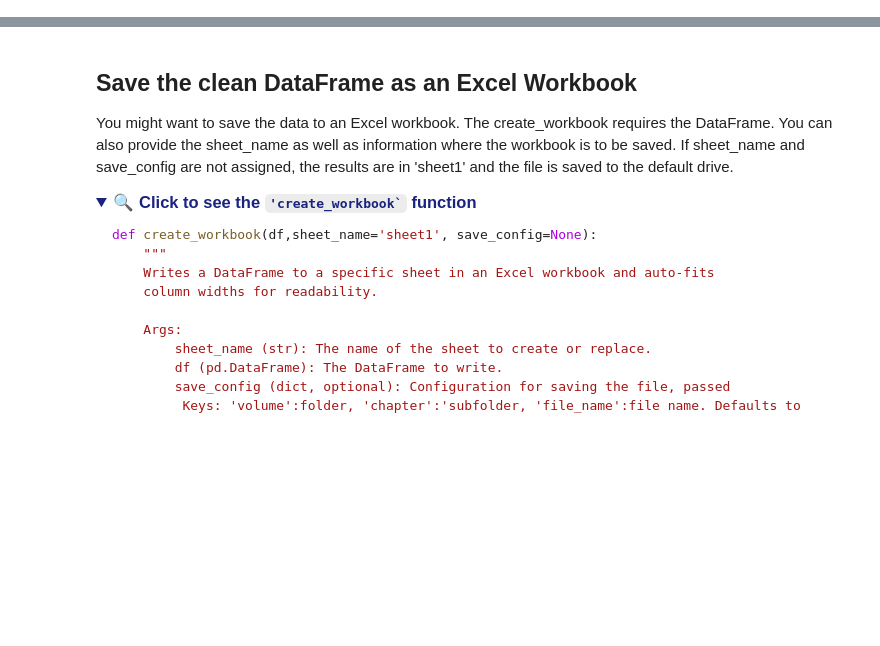
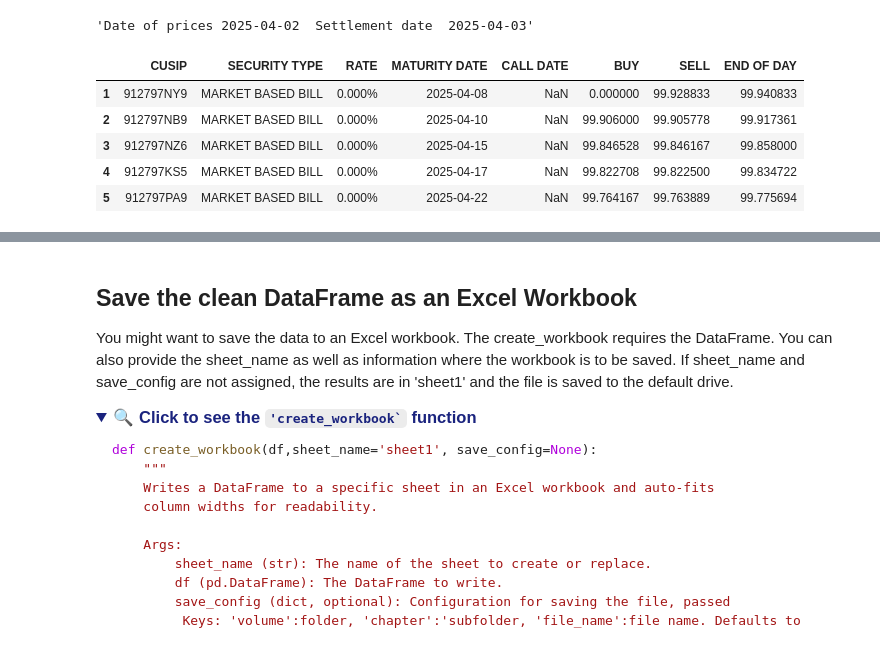
Before and after one commit to PatrickJHess/Volume-Three-Chapter-Two, a Jupyter notebook: colab/Colab_Accessing_FEDInvest_Data.ipynb, the cells around one changed output, grey strips where cells are left out. Saved outputs shown, nothing was run; the diff lists cells and outputs as text; code cells hidden in the pictures; folded sections open; blank space fills up the shorter version.

````diff
--- a/colab/Colab_Accessing_FEDInvest_Data.ipynb
+++ b/colab/Colab_Accessing_FEDInvest_Data.ipynb
@@ -291,6 +237,25 @@ display(f'Date of prices {stamp}  Settlement date  {settlement}')
 df.head()
 ```
 </details>
+# %%
+from datetime import datetime
+my_date=datetime(2025, 4, 2)
+# Fetch Treasury data for a specific date
+df, stamp,settlement = fq.FEDInvest(my_date)
+
+#Display price and date and settlement
+display(f'Date of prices {stamp}  Settlement date  {settlement}')
+
+# Display the first few rows
+df.head()
+# %% [output]
+'Date of prices 2025-04-02  Settlement date  2025-04-03'
+|  | CUSIP | SECURITY TYPE | RATE | MATURITY DATE | CALL DATE | BUY | SELL | END OF DAY |
+| 1 | 912797NY9 | MARKET BASED BILL | 0.000% | 2025-04-08 | NaN | 0.000000 | 99.928833 | 99.940833 |
+| 2 | 912797NB9 | MARKET BASED BILL | 0.000% | 2025-04-10 | NaN | 99.906000 | 99.905778 | 99.917361 |
+| 3 | 912797NZ6 | MARKET BASED BILL | 0.000% | 2025-04-15 | NaN | 99.846528 | 99.846167 | 99.858000 |
+| 4 | 912797KS5 | MARKET BASED BILL | 0.000% | 2025-04-17 | NaN | 99.822708 | 99.822500 | 99.834722 |
+| 5 | 912797PA9 | MARKET BASED BILL | 0.000% | 2025-04-22 | NaN | 99.764167 | 99.763889 | 99.775694 |
 # %% [markdown]
 ## 🧹 Cleaning the Data
 
````
Also changed, not shown: parts of 16 cells of this notebook, 6 other files.
